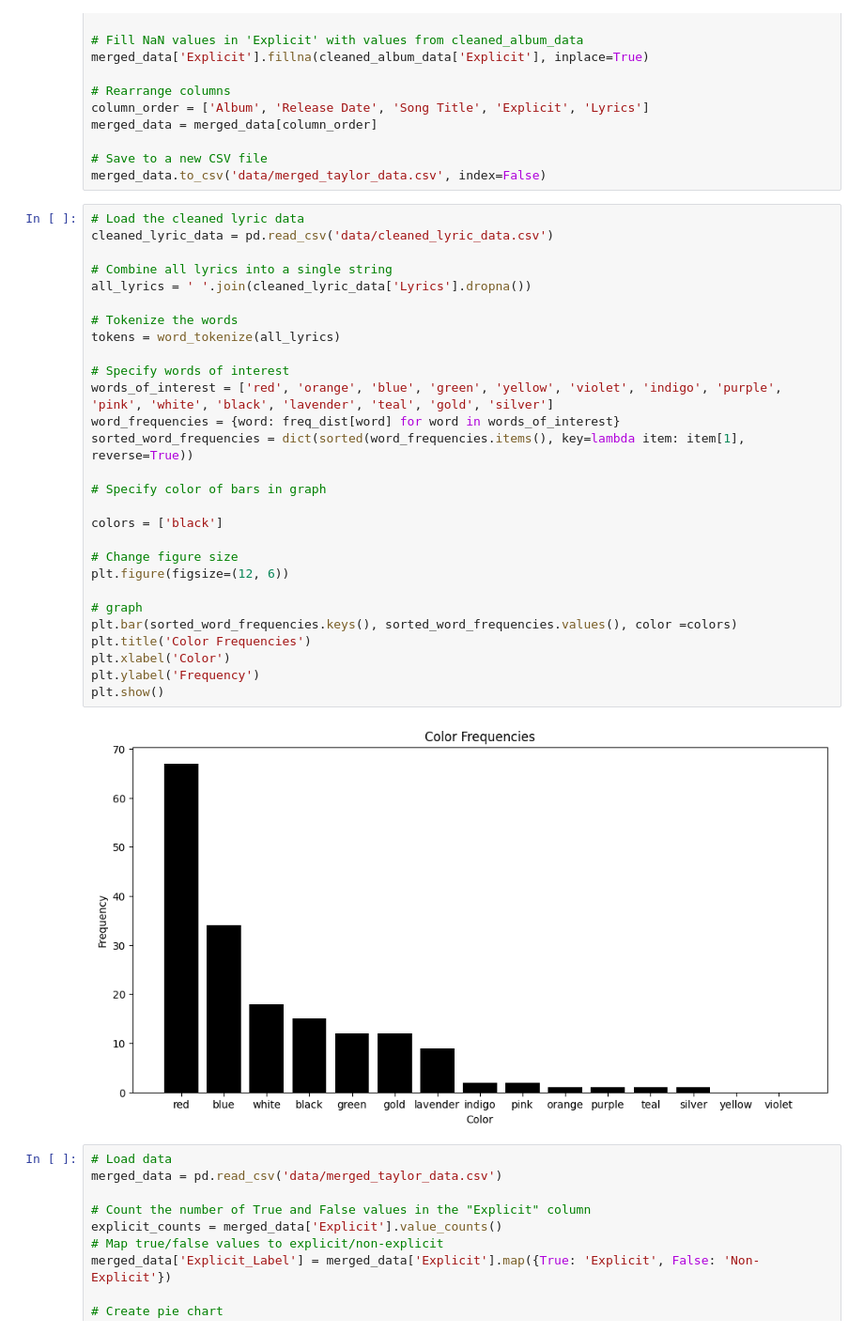
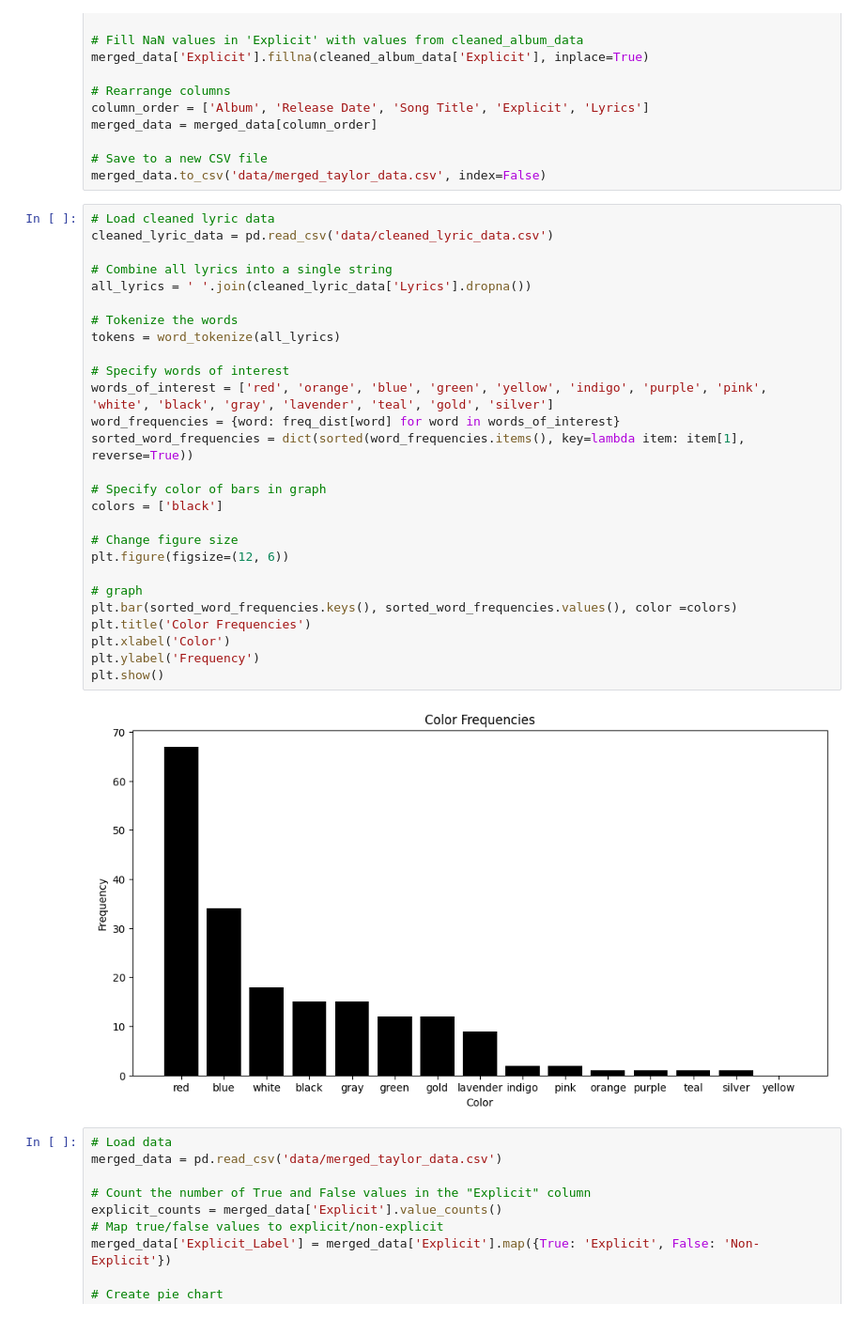
Before and after one commit to jessw00/Data-Analysis-Capstone, a Jupyter notebook: data_analysis.ipynb, the cells around one changed output. Shown at 94% size. Drawn from its saved outputs; the diff is of its cells as text.

```diff
--- a/data_analysis.ipynb
+++ b/data_analysis.ipynb
@@ -78,35 +74,34 @@ merged_data = merged_data[column_order]
 # Save to a new CSV file
 merged_data.to_csv('data/merged_taylor_data.csv', index=False)
 # %%
-# Load the cleaned lyric data
+# Load cleaned lyric data
 cleaned_lyric_data = pd.read_csv('data/cleaned_lyric_data.csv')
 
 # Combine all lyrics into a single string
 all_lyrics = ' '.join(cleaned_lyric_data['Lyrics'].dropna())
 
 # Tokenize the words
 tokens = word_tokenize(all_lyrics)
 
 # Specify words of interest
-words_of_interest = ['red', 'orange', 'blue', 'green', 'yellow', 'violet', 'indigo', 'purple', 'pink', 'white', 'black', 'lavender', 'teal', 'gold', 'silver']
+words_of_interest = ['red', 'orange', 'blue', 'green', 'yellow', 'indigo', 'purple', 'pink', 'white', 'black', 'gray', 'lavender', 'teal', 'gold', 'silver']
 word_frequencies = {word: freq_dist[word] for word in words_of_interest}
 sorted_word_frequencies = dict(sorted(word_frequencies.items(), key=lambda item: item[1], reverse=True))
 
 # Specify color of bars in graph
-
 colors = ['black']
 
 # Change figure size
 plt.figure(figsize=(12, 6))
 
 # graph
 plt.bar(sorted_word_frequencies.keys(), sorted_word_frequencies.values(), color =colors)
 plt.title('Color Frequencies')
 plt.xlabel('Color')
 plt.ylabel('Frequency')
 plt.show()
 # %% [output]
-[figure, old version]
+[figure, new version]
 # %%
 # Load data
 merged_data = pd.read_csv('data/merged_taylor_data.csv')
```
Also changed, not shown: parts of 2 cells of this notebook.
